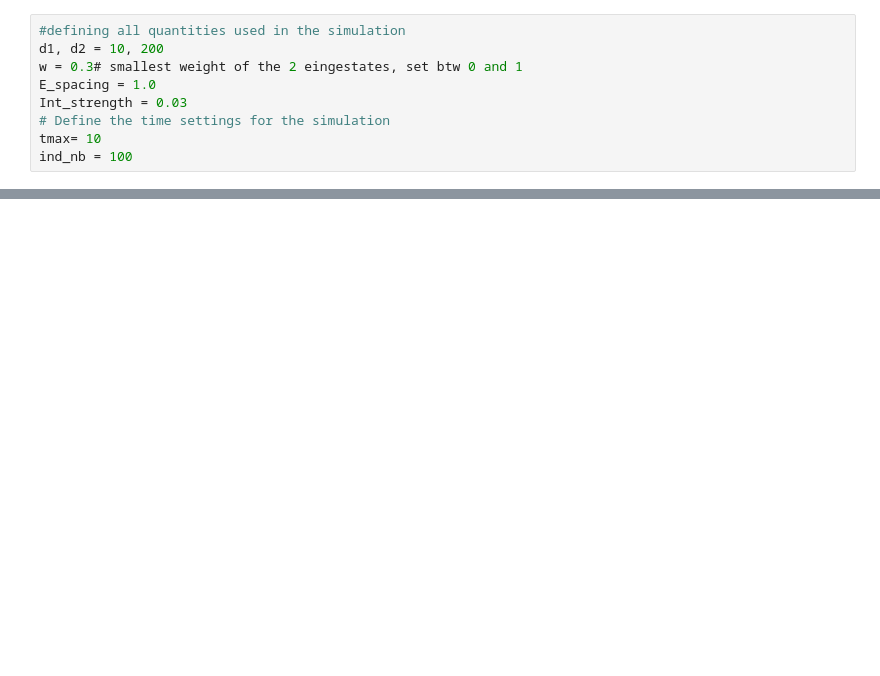
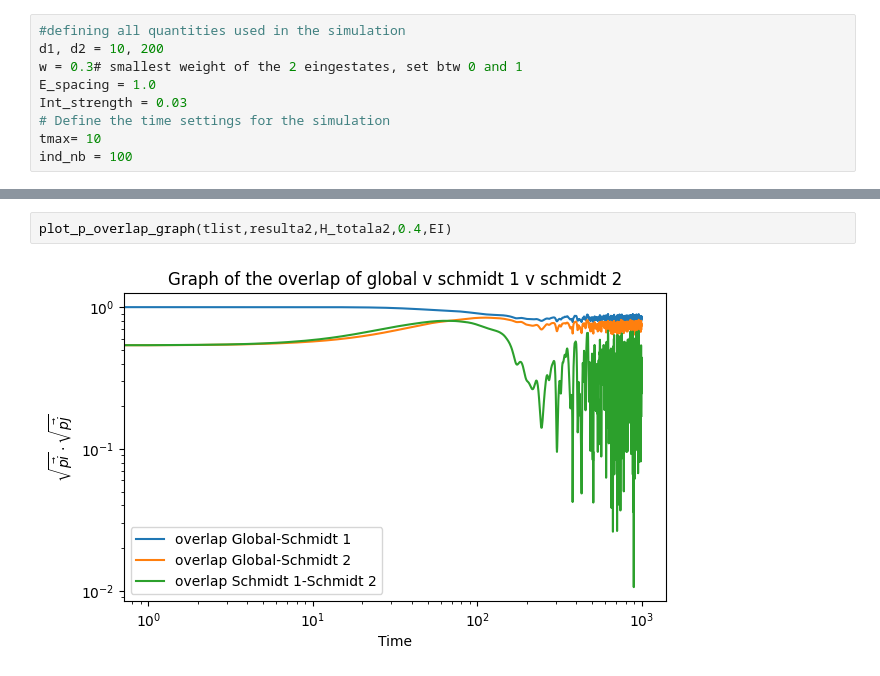
Before and after one commit to MarinAndreGirard/Quantum_Branching, a Jupyter notebook: overlap_study.ipynb, the cells around one changed output, grey strips where cells are left out. Drawn from its saved outputs; the diff is of its cells as text; blank space fills up the shorter version.

```diff
--- a/overlap_study.ipynb
+++ b/overlap_study.ipynb
@@ -39,0 +37,4 @@ plot_p_overlap_graph(tlist,resulta3,H_totala3)
+# %%
+plot_p_overlap_graph(tlist,resulta2,H_totala2,0.4,EI)
+# %% [output]
+[figure, added]
```
Also changed, not shown: parts of 13 cells of this notebook, 18 other files.
